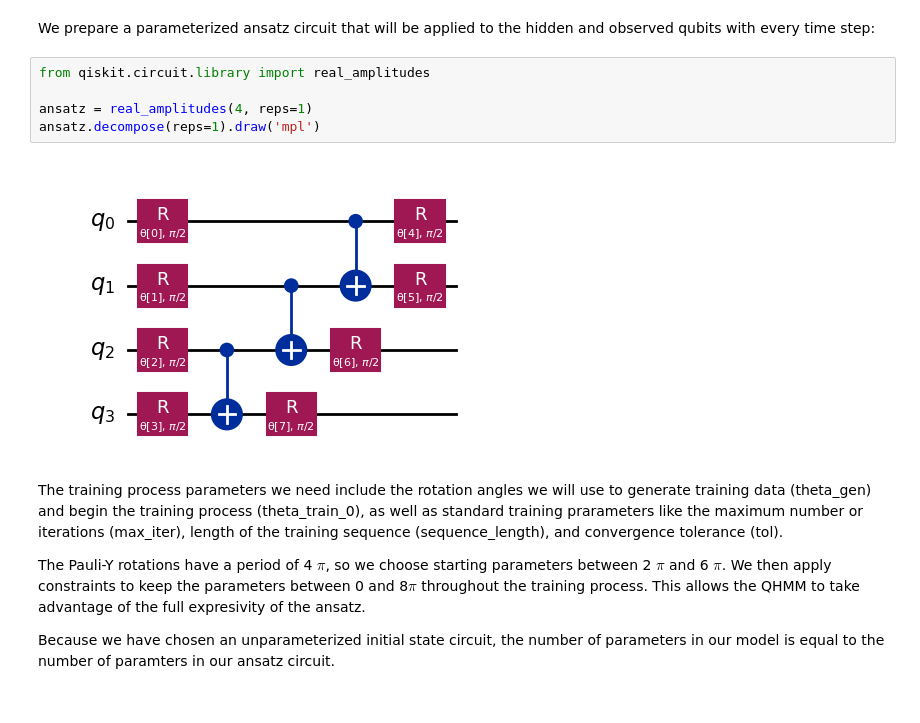
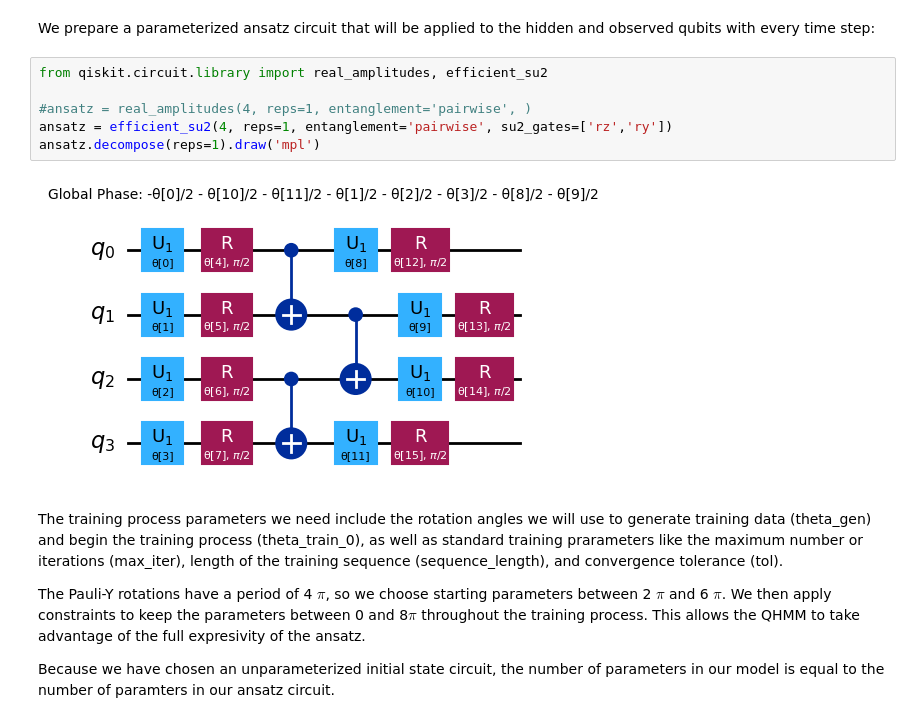
Before and after one commit to jackhmorgan/QHMM_MLE, a Jupyter notebook: QHMM_Example.ipynb, the cells around one changed output. Cells and saved outputs as stored; diff of their text form.

```diff
--- a/QHMM_Example.ipynb
+++ b/QHMM_Example.ipynb
@@ -22,12 +22,13 @@ initial_state.draw('mpl')
 # %% [markdown]
 We prepare a parameterized ansatz circuit that will be applied to the hidden and observed qubits with every time step:
 # %%
-from qiskit.circuit.library import real_amplitudes
+from qiskit.circuit.library import real_amplitudes, efficient_su2
 
-ansatz = real_amplitudes(4, reps=1)
+#ansatz = real_amplitudes(4, reps=1, entanglement='pairwise', )
+ansatz = efficient_su2(4, reps=1, entanglement='pairwise', su2_gates=['rz','ry'])
 ansatz.decompose(reps=1).draw('mpl')
 # %% [output]
-[figure, old version]
+[figure, new version]
 # %% [markdown]
 The training process parameters we need include the rotation angles we will use to generate training data (theta_gen) and  begin the training process (theta_train_0), as well as standard training prarameters like the maximum number or iterations (max_iter), length of the training sequence (sequence_length), and convergence tolerance (tol).
 
```
Also changed, not shown: parts of 10 cells of this notebook, 24 other files.
